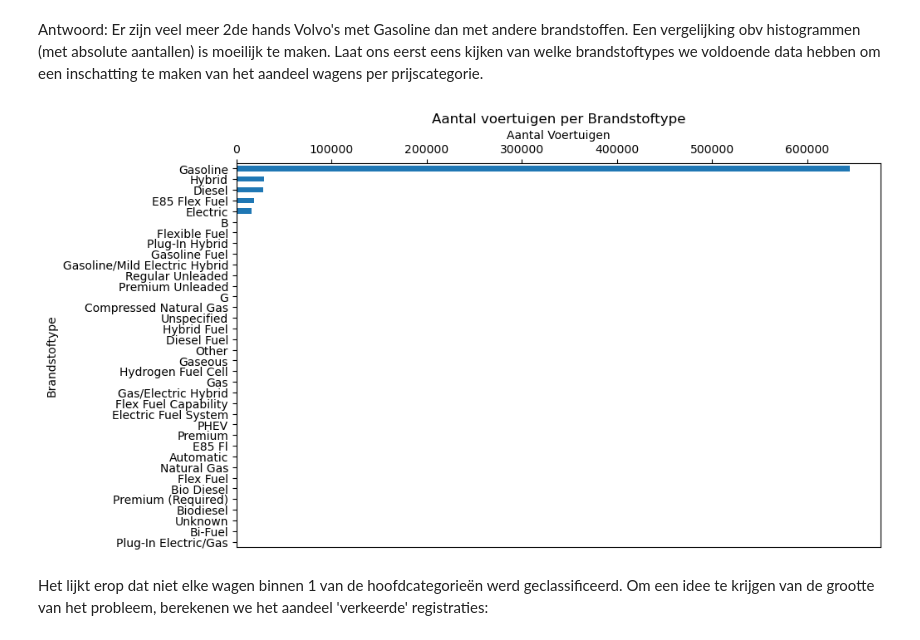
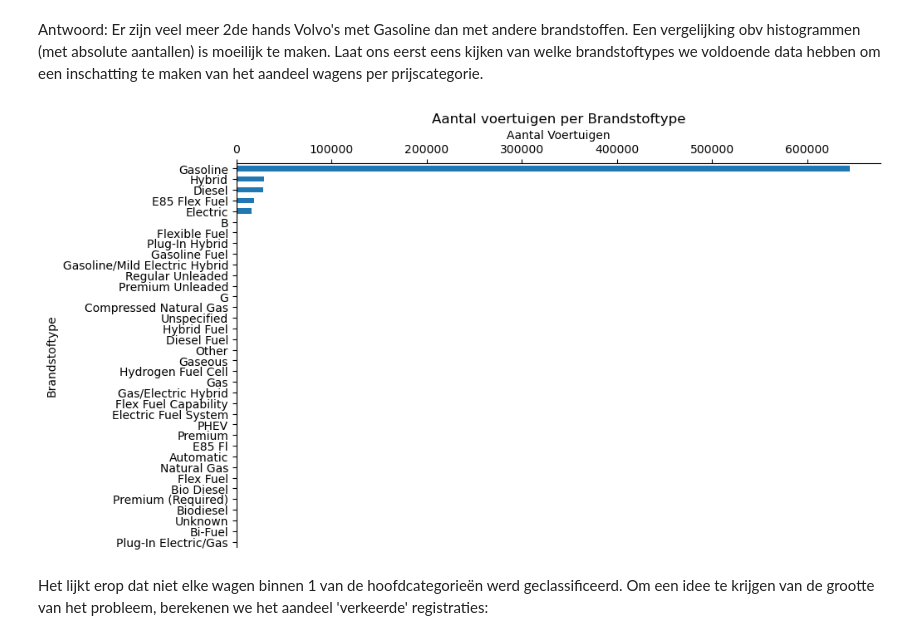
Before and after one commit to craftyraf/project-productie-proces, a Jupyter notebook: notebooks/autoproductie.ipynb, the cells around one changed output. Drawn from its saved outputs; the diff is of its cells as text; code cells hidden in the pictures.

```diff
--- a/notebooks/autoproductie.ipynb
+++ b/notebooks/autoproductie.ipynb
@@ -124,22 +93,23 @@ Antwoord: Er zijn veel meer 2de hands Volvo's met Gasoline dan met andere brands
 # %%
 # Aantal voertuigen per fuel_type, gesorteerd van hoog naar laag
 fuel_type_counts = df_cars['fuel_type'].value_counts(ascending=True)
 
 # Maak een horizontale barchart voor fuel_type
 plt.figure(figsize=(10, 6))  # Stel de grootte van de figuur in
 fuel_type_counts.plot(kind='barh')  # Gebruik 'barh' voor horizontale barchart
 plt.title('Aantal voertuigen per Brandstoftype')  # Titel van de plot
 plt.xlabel('Aantal Voertuigen')  # Label voor de x-as
 plt.ylabel('Brandstoftype')  # Label voor de y-as
 
 # Verplaats de x-as naar de bovenkant van de grafiek
 ax = plt.gca()  # Get current axis
 ax.xaxis.tick_top()
 ax.xaxis.set_label_position('top')  # Verplaats het label van de x-as naar de bovenkant
-
+ax.spines['right'].set_visible(False) # Lijn rechts verwijderen
+ax.spines['bottom'].set_visible(False) # Lijn onder verwijderen
 plt.show()
 # %% [output]
-[figure, old version]
+[figure, new version]
 # %% [markdown]
 Het lijkt erop dat niet elke wagen binnen 1 van de hoofdcategorieën werd geclassificeerd. Om een idee te krijgen van de grootte van het probleem, berekenen we het aandeel 'verkeerde' registraties:
 # %%
```
Also changed, not shown: parts of 7 cells of this notebook.
